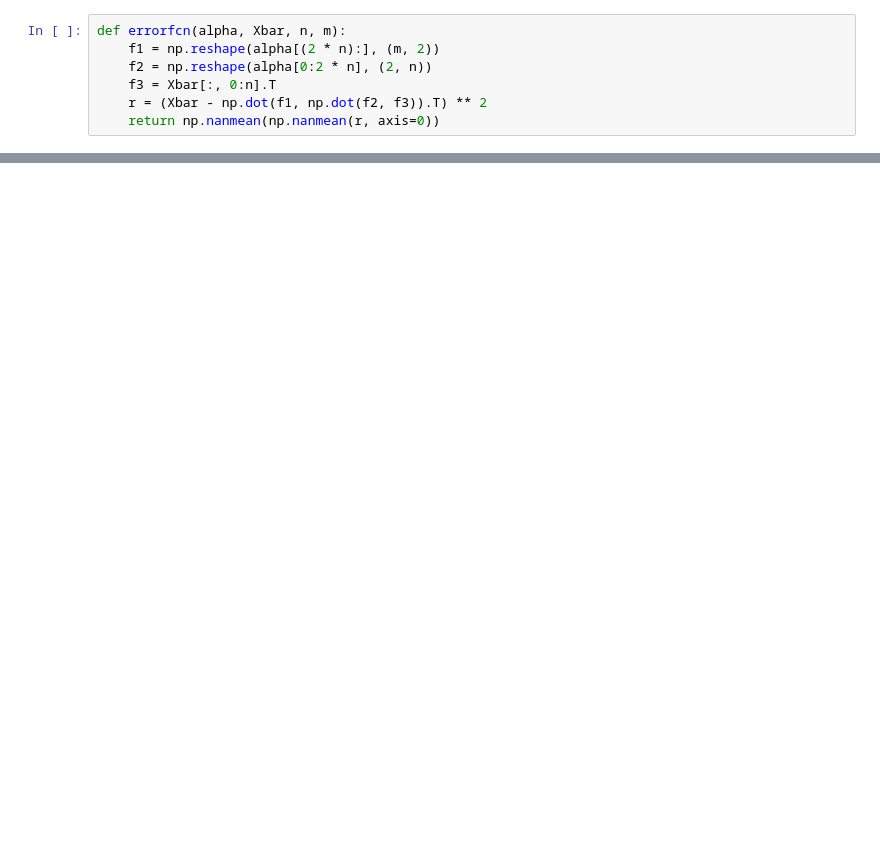
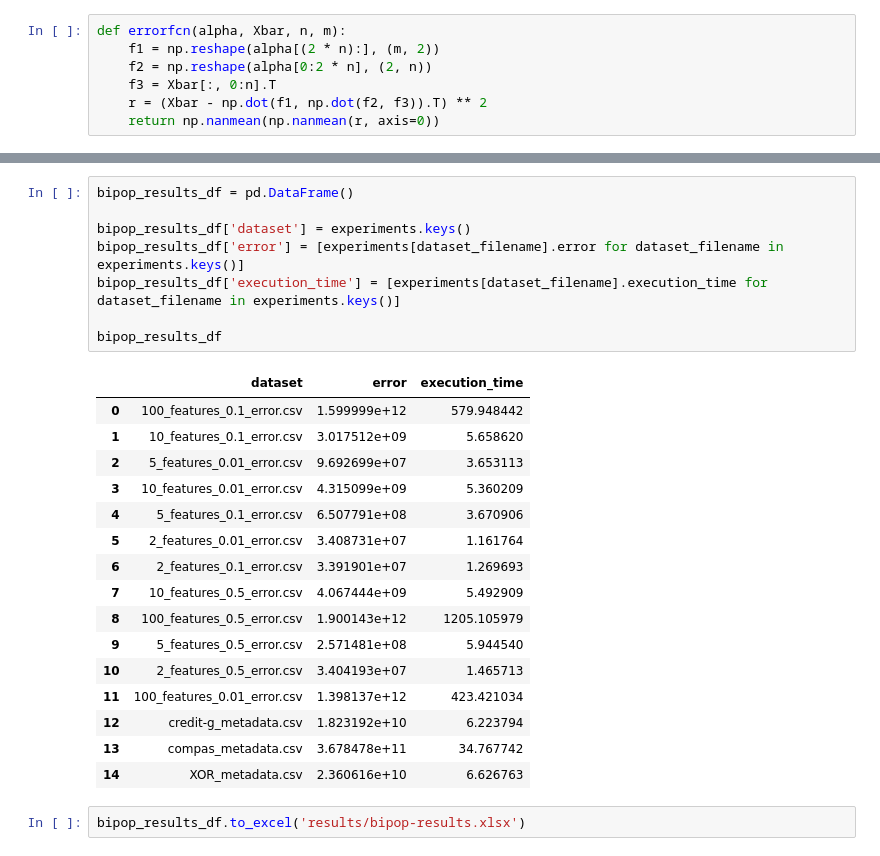
Before and after one commit to victorsanunes/artigo-ipo, a Jupyter notebook: bipop-cma-es.ipynb, the cells around one changed output, grey strips where cells are left out. Cells and saved outputs as stored; diff of their text form; blank space fills up the shorter version.

```diff
--- a/bipop-cma-es.ipynb
+++ b/bipop-cma-es.ipynb
@@ -98,0 +207,27 @@ IndexError: index 5 is out of bounds for axis 1 with size 5
+# %%
+bipop_results_df = pd.DataFrame()
+
+bipop_results_df['dataset'] = experiments.keys()
+bipop_results_df['error'] = [experiments[dataset_filename].error for dataset_filename in experiments.keys()]
+bipop_results_df['execution_time'] = [experiments[dataset_filename].execution_time for dataset_filename in experiments.keys()]
+
+bipop_results_df
+# %% [output]
+|  | dataset | error | execution_time |
+| 0 | 100_features_0.1_error.csv | 1.599999e+12 | 579.948442 |
+| 1 | 10_features_0.1_error.csv | 3.017512e+09 | 5.658620 |
+| 2 | 5_features_0.01_error.csv | 9.692699e+07 | 3.653113 |
+| 3 | 10_features_0.01_error.csv | 4.315099e+09 | 5.360209 |
+| 4 | 5_features_0.1_error.csv | 6.507791e+08 | 3.670906 |
+| 5 | 2_features_0.01_error.csv | 3.408731e+07 | 1.161764 |
+| 6 | 2_features_0.1_error.csv | 3.391901e+07 | 1.269693 |
+| 7 | 10_features_0.5_error.csv | 4.067444e+09 | 5.492909 |
+| 8 | 100_features_0.5_error.csv | 1.900143e+12 | 1205.105979 |
+| 9 | 5_features_0.5_error.csv | 2.571481e+08 | 5.944540 |
+| 10 | 2_features_0.5_error.csv | 3.404193e+07 | 1.465713 |
+| 11 | 100_features_0.01_error.csv | 1.398137e+12 | 423.421034 |
+| 12 | credit-g_metadata.csv | 1.823192e+10 | 6.223794 |
+| 13 | compas_metadata.csv | 3.678478e+11 | 34.767742 |
+| 14 | XOR_metadata.csv | 2.360616e+10 | 6.626763 |
+# %%
+bipop_results_df.to_excel('results/bipop-results.xlsx')
```
Also changed, not shown: parts of 12 cells of this notebook, 1 other file.
